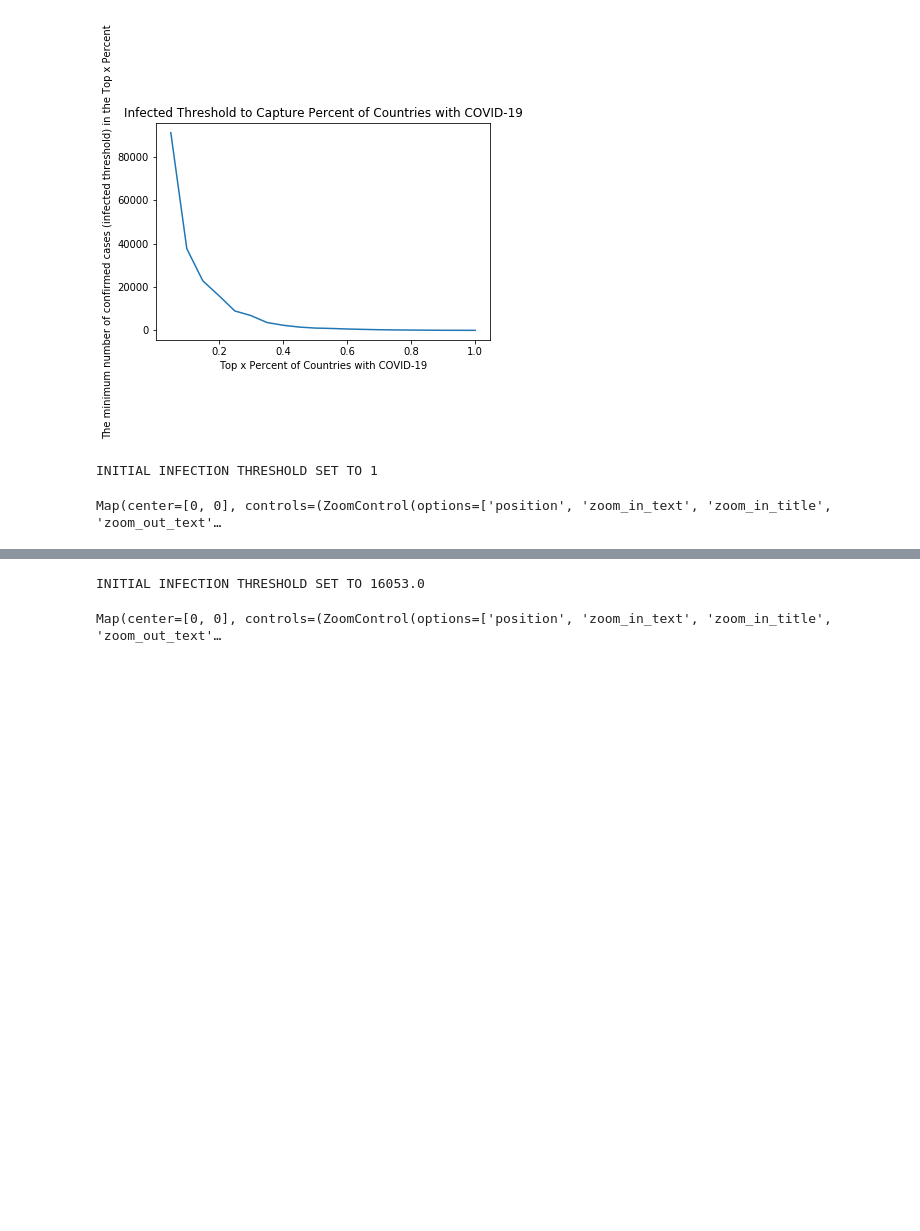
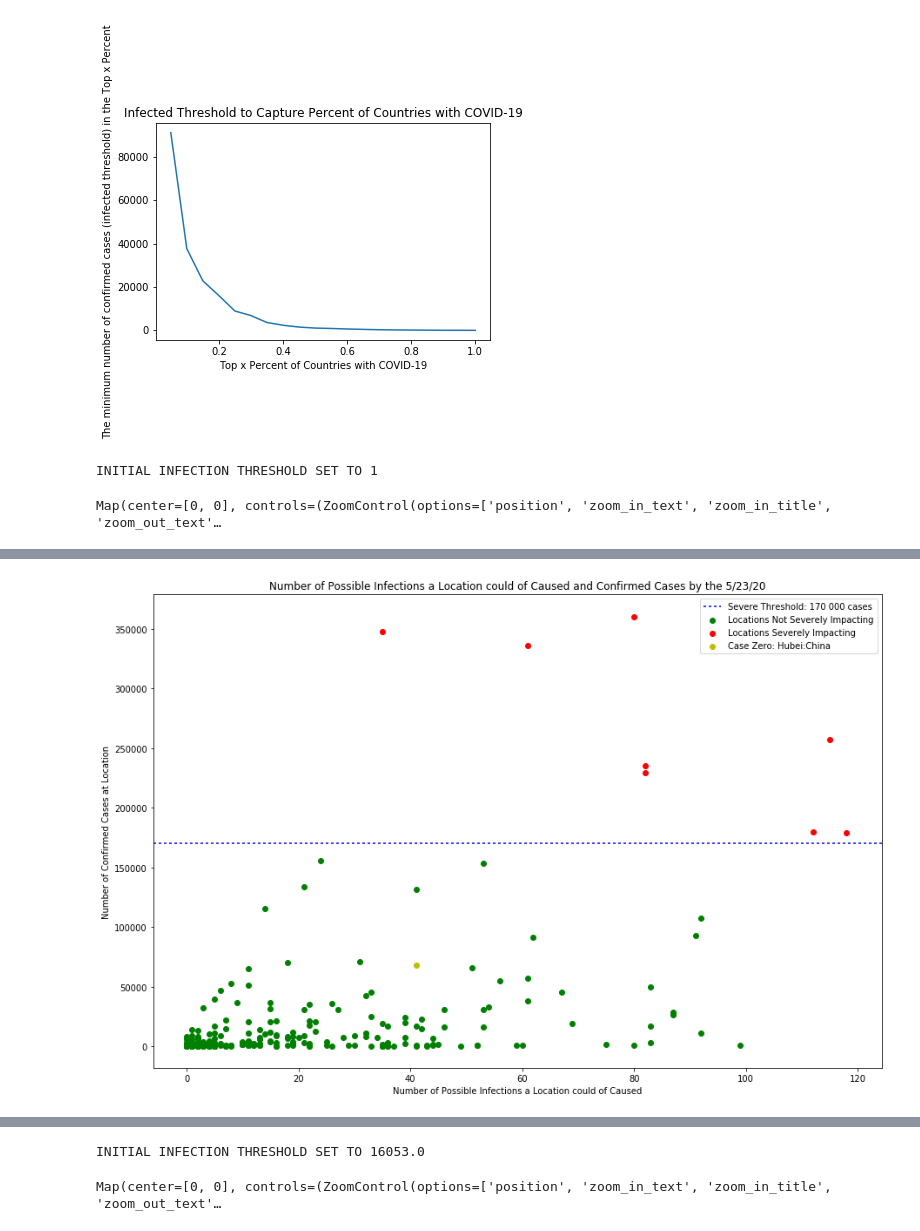
Before and after one commit to Ccamm/coronavirus_network, a Jupyter notebook: coronavirus_infection_path.ipynb, the cells around one changed output, grey strips where cells are left out. Cells and saved outputs as stored; diff of their text form; code cells hidden in the pictures; blank space fills up the shorter version.

```diff
--- a/coronavirus_infection_path.ipynb
+++ b/coronavirus_infection_path.ipynb
@@ -176,7 +177,7 @@ def get_infection_path(data_confirmed, routes, infect_thresh, bin_region_column,
             state = loc0_split[0]
             country = loc0_split[1]
 
-            if not state == 'none':
+            if not state == 'none' and loc0 in border_closures['state']:
                 border_closure = border_closures['state'].get("{}:{}".format(state,country), None)
                 if in_lock(loc1_split, border_closure, date, dates):
                     return True
@@ -209,14 +210,17 @@ def get_infection_path(data_confirmed, routes, infect_thresh, bin_region_column,
     location_pos = {case_zero_name : (case_zero['Lat'], case_zero['Long'])}
     infect_graphs = {}
     max_confirmed = {}
-    infected_parents = {case_zero_name : []}
+    infected_parents = {dates[0] : {case_zero_name : []}}
     new_locs = {dates[0] : [case_zero_name]}
     new_edges = {}
+
+    prev_infected_parents = infected_parents[dates[0]]
 
     for date in tqdm(dates):
         if not date == dates[0]:
             new_locs[date] = []
 
+        curr_infected_parents = prev_infected_parents
         new_edges[date] = []
 
         conf_sort_day =  data_confirmed.sort_values(date).loc[data_confirmed[date] >= infect_thresh]
@@ -229,21 +233,11 @@ def get_infection_path(data_confirmed, routes, infect_thresh, bin_region_column,
             node_loc = get_loc_name(row)
 
             if not infect_graph.has_node(node_loc):
-#                already_infected = infect_graph.nodes
                 coords = (row['Lat'], row['Long'])
                 infect_graph.add_node(node_loc, pos=coords)
-                infected_parents[node_loc] = []
+                curr_infected_parents[node_loc] = []
                 location_pos[node_loc] = coords
                 new_locs[date] = new_locs[date] + [node_loc]
-
-#                 for infected in already_infected:
-#                     from_infected_to_loc, from_loc_to_infected = route_indexes_between_nodes(infected, node_loc, routes, bin_region_column)
-
-#                     if routes.loc[from_infected_to_loc].shape[0] > 0 or routes.loc[from_loc_to_infected].shape[0] > 0:
-#                         if not check_for_lockdowns(node_loc, infected, date, dates, border_closures, bin_region_column):
-#                             infect_graph.add_edge(infected, node_loc)
-#                             new_edges[date] = new_edges[date] + [(infected, node_loc)]
-#                             infected_parents[infected] = infected_parents[infected] + [node_loc]
 
         already_infected = infect_graph.nodes
         for node_loc in new_locs[date]:
@@ -261,8 +255,10 @@ def get_infection_path(data_confirmed, routes, infect_thresh, bin_region_column,
                                                border_closures):
                         infect_graph.add_edge(infected, node_loc)
                         new_edges[date] = new_edges[date] + [(infected, node_loc)]
-                        infected_parents[infected] = infected_parents[infected] + [node_loc]
+                        curr_infected_parents[infected] = curr_infected_parents[infected] + [node_loc]
 
+        infected_parents[date] = curr_infected_parents.copy()
+        prev_infected_parents = curr_infected_parents.copy()
         confirmed_cases_attributes = { get_loc_name(row): row[date] for _index, row in conf_sort_day.iterrows()}
         nx.set_node_attributes(infect_graph, confirmed_cases_attributes, 'confirmed')
         infect_graphs[date] = infect_graph.copy()
@@ -691,0 +818,6 @@ plot_total_paths_from_infect_cluster(new_locs, total_infect_to_clean, dates, key
+# %%
+latest_date = '5/23/20'
+latest_infect_graph = infect_graphs[latest_date]
+worst_locations_state_lvl = scatter_confirmed_cases_infecting(latest_infect_graph, infected_parents[latest_date])
+# %% [output]
+[figure, added]
```
Also changed, not shown: parts of 13 cells of this notebook, 5 other files.
